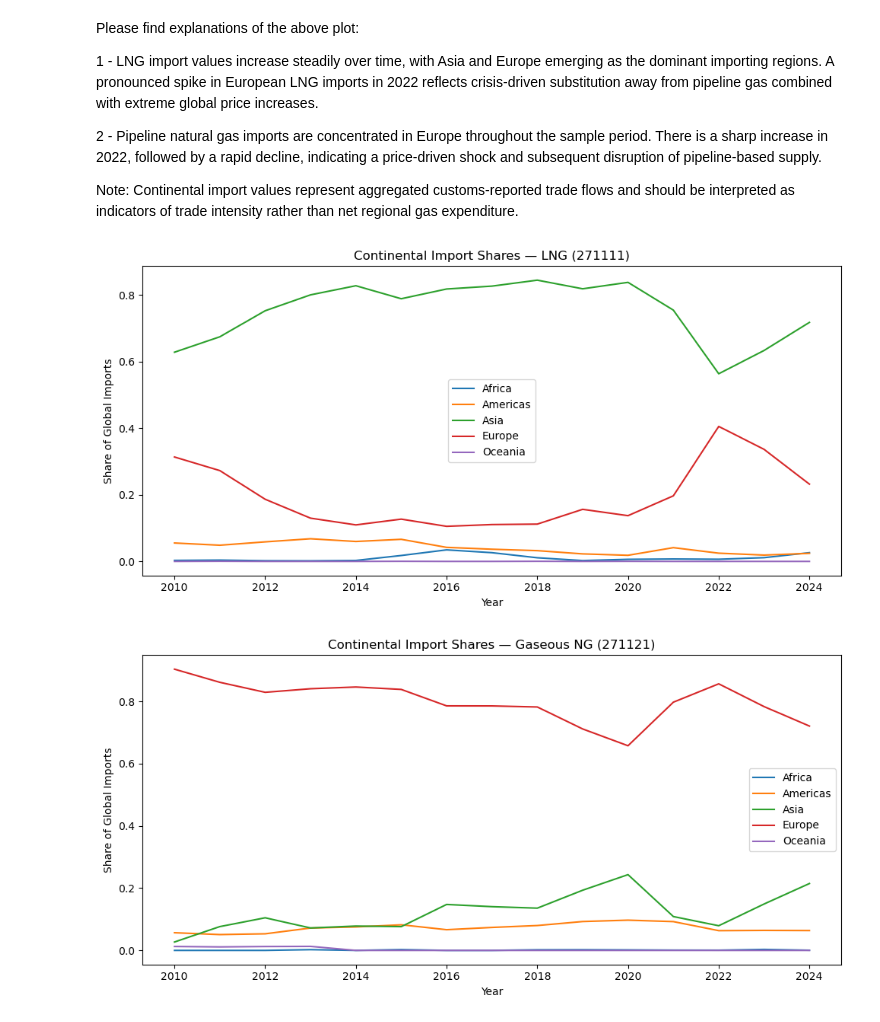
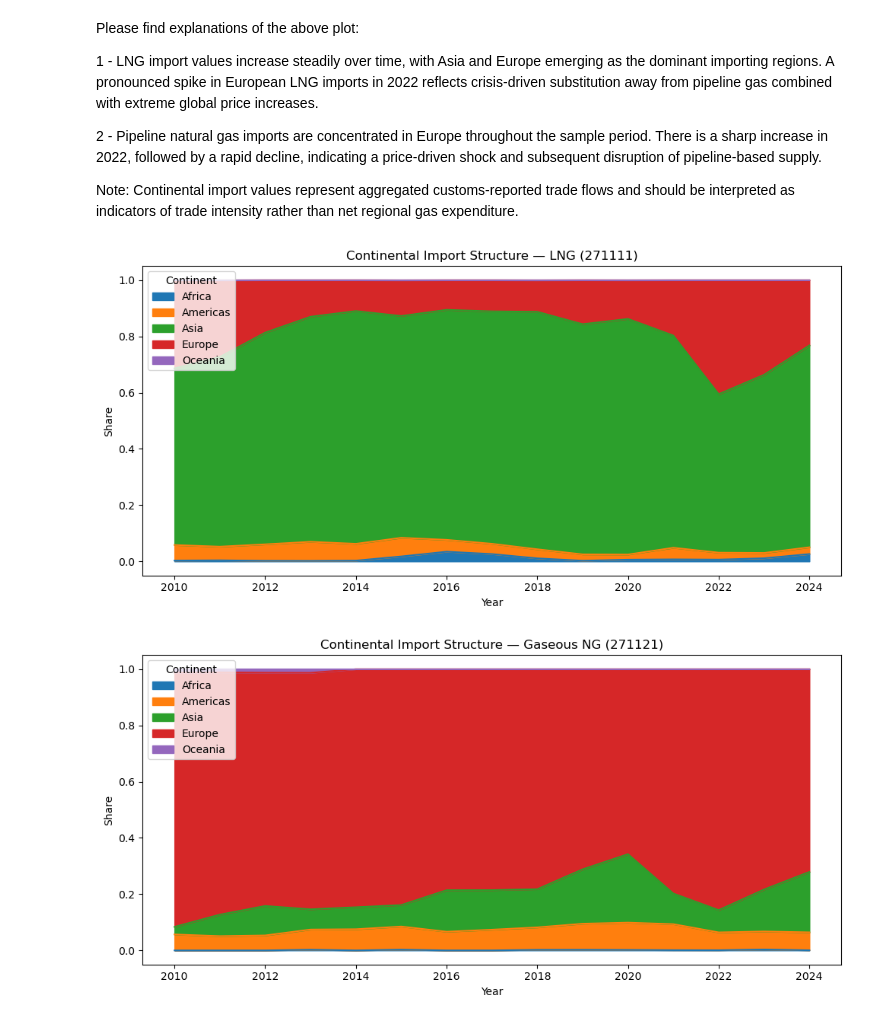
Before and after one commit to ron309/JEM_207-Data_Processing_in_Python_Projecct, a Jupyter notebook: Analysis.ipynb, the cells around one changed output. Saved outputs shown, nothing was run; the diff lists cells and outputs as text; code cells hidden in the pictures.

```diff
--- a/Analysis.ipynb
+++ b/Analysis.ipynb
@@ -462,32 +462,33 @@ Note: Continental import values represent aggregated customs-reported trade flow
 # %%
 # Continental Import Shares
 
 cont_imports = annual_cont[annual_cont["flow"] == "Import"].copy()
 
 cont_imports["total_value"] = (
     cont_imports
     .groupby(["refYear", "product"])["value_usd"]
     .transform("sum")
 )
 
 cont_imports["share"] = cont_imports["value_usd"] / cont_imports["total_value"]
 
-# cont_imports.head()
+cont_imports.head()
 
 for prod in ["LNG (271111)", "Gaseous NG (271121)"]:
-    plt.figure(figsize=(10,5))
-    tmp = cont_imports[cont_imports["product"] == prod]
+    tmp = (
+        cont_imports[cont_imports["product"] == prod]
+        .pivot(index="refYear", columns="continent", values="share")
+        .fillna(0)
+        .sort_index()
+    )
 
-    for cont in sorted(tmp["continent"].unique()):
-        sub = tmp[tmp["continent"] == cont].sort_values("refYear")
-        plt.plot(sub["refYear"], sub["share"], label=cont)
-
-    plt.title(f"Continental Import Shares — {prod}")
+    tmp.plot.area(figsize=(10,5))
+    plt.title(f"Continental Import Structure — {prod}")
     plt.xlabel("Year")
-    plt.ylabel("Share of Global Imports")
-    plt.legend()
+    plt.ylabel("Share")
+    plt.legend(title="Continent", loc="upper left")
     plt.tight_layout()
     plt.show()
 # %% [output]
-[figure, old version]
+[figure, new version]
-[figure, old version]
+[figure, new version]
```
Also changed, not shown: parts of 6 cells of this notebook.
